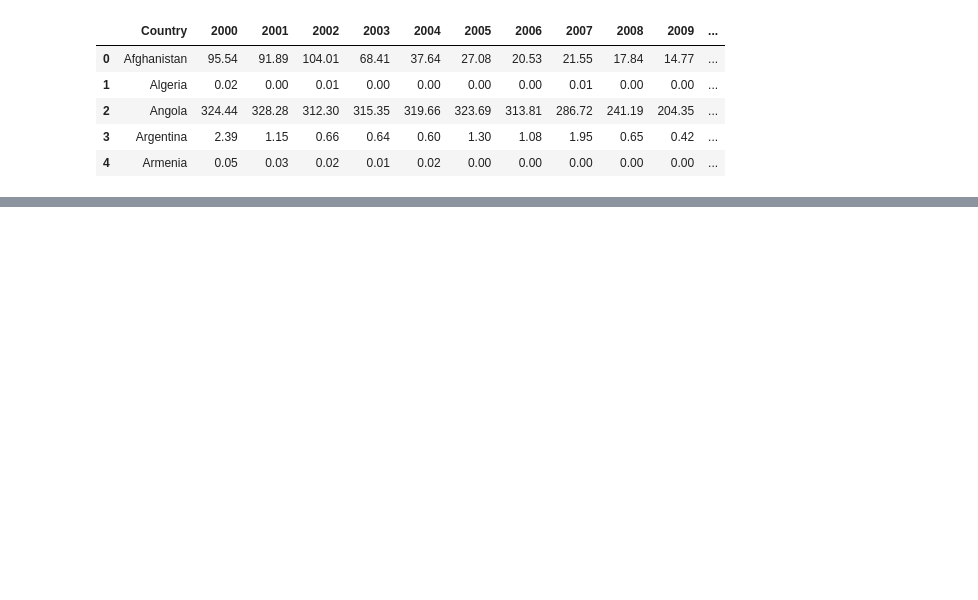
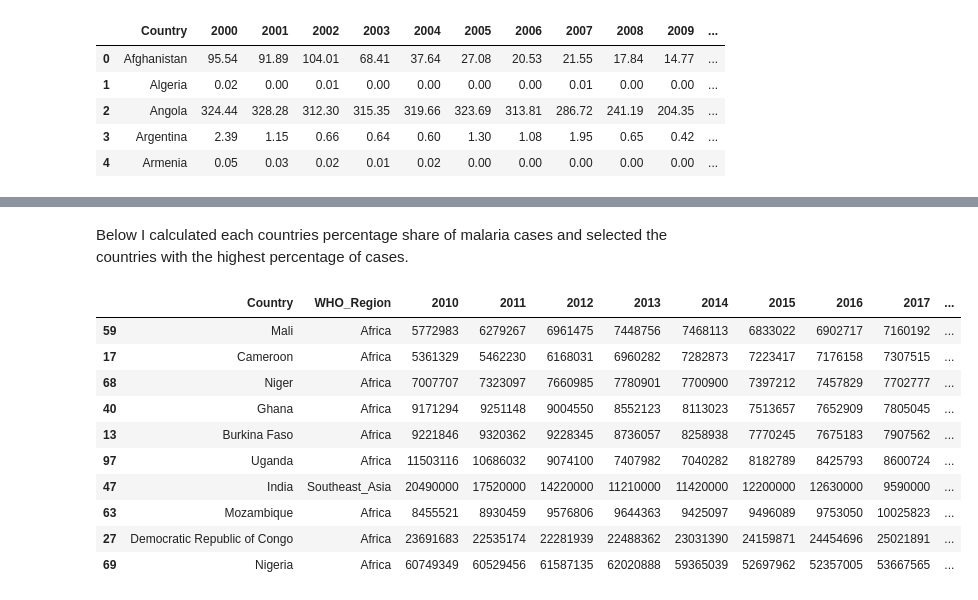
Before and after one commit to tanyaedwards/Malaria-EDA, a Jupyter notebook: Malaria_DataCleaning.ipynb, the cells around one changed output, grey strips where cells are left out. Saved outputs shown, nothing was run; the diff lists cells and outputs as text; code cells hidden in the pictures; blank space fills up the shorter version.

```diff
--- a/Malaria_DataCleaning.ipynb
+++ b/Malaria_DataCleaning.ipynb
@@ -250,23 +62,0 @@ est_cases = est_cases.drop('2017_Perc',axis=1)
-# %%
-#Incidence rate for African countries
-inc_cases_africa=inc_cases_africa.sort_values('2018').reset_index(drop=True)
-fig3 = px.bar(inc_cases_africa, x='2018', y='Country', title='Estimated Incidence of Malaria Cases in Africa in 2018',
-              color = 'AU_Region', color_discrete_sequence=px.colors.qualitative.Bold,
-              orientation='h',
-              width=500,
-              height=1500,
-              labels={
-                      '2018':'Incidene of Malaria Cases (Number/1000 people at risk)',
-                      'Country':'',
-                      'AU_Region':'African Union Region'
-                      })
-fig3.update_layout(yaxis_categoryorder = 'total ascending')
-
-AU_Dict={'NA':'Northern Afica','WA':'Western Africa','SA':'Southern Africa',
-         'CA':'Central Africa','EA':'Eastern Africa'}
-for trace in fig3.data:
-    for key,value in AU_Dict.items():
-        if trace.name == key:
-            trace.name=value
-            break
-fig3.write_image('Figures/bar/Inc_Malaria_AfricanCountries.jpg')
@@ -274,0 +324,22 @@ fig3.write_image('Figures/bar/Inc_Malaria_AfricanCountries.jpg')
+# %% [markdown]
+Below I calculated each countries percentage share of malaria cases and selected the countries with the highest percentage of cases.
+# %%
+#Countries with highest percentage of worldwide cases
+total_cases = est_cases['2017'].sum()
+est_cases['2017_Perc'] = (est_cases['2017']/total_cases)*100
+est_cases_top5=est_cases[est_cases['2017_Perc']>3.0].sort_values('2017_Perc')
+est_cases = est_cases.drop('2017_Perc',axis=1)
+
+est_cases_top5.head(15)
+# %% [output]
+|  | Country | WHO_Region | 2010 | 2011 | 2012 | 2013 | 2014 | 2015 | 2016 | 2017 | ... |
+| 59 | Mali | Africa | 5772983 | 6279267 | 6961475 | 7448756 | 7468113 | 6833022 | 6902717 | 7160192 | ... |
+| 17 | Cameroon | Africa | 5361329 | 5462230 | 6168031 | 6960282 | 7282873 | 7223417 | 7176158 | 7307515 | ... |
+| 68 | Niger | Africa | 7007707 | 7323097 | 7660985 | 7780901 | 7700900 | 7397212 | 7457829 | 7702777 | ... |
+| 40 | Ghana | Africa | 9171294 | 9251148 | 9004550 | 8552123 | 8113023 | 7513657 | 7652909 | 7805045 | ... |
+| 13 | Burkina Faso | Africa | 9221846 | 9320362 | 9228345 | 8736057 | 8258938 | 7770245 | 7675183 | 7907562 | ... |
+| 97 | Uganda | Africa | 11503116 | 10686032 | 9074100 | 7407982 | 7040282 | 8182789 | 8425793 | 8600724 | ... |
+| 47 | India | Southeast_Asia | 20490000 | 17520000 | 14220000 | 11210000 | 11420000 | 12200000 | 12630000 | 9590000 | ... |
+| 63 | Mozambique | Africa | 8455521 | 8930459 | 9576806 | 9644363 | 9425097 | 9496089 | 9753050 | 10025823 | ... |
+| 27 | Democratic Republic of Congo | Africa | 23691683 | 22535174 | 22281939 | 22488362 | 23031390 | 24159871 | 24454696 | 25021891 | ... |
+| 69 | Nigeria | Africa | 60749349 | 60529456 | 61587135 | 62020888 | 59365039 | 52697962 | 52357005 | 53667565 | ... |
```
Also changed, not shown: parts of 75 cells of this notebook, 3 other files.
